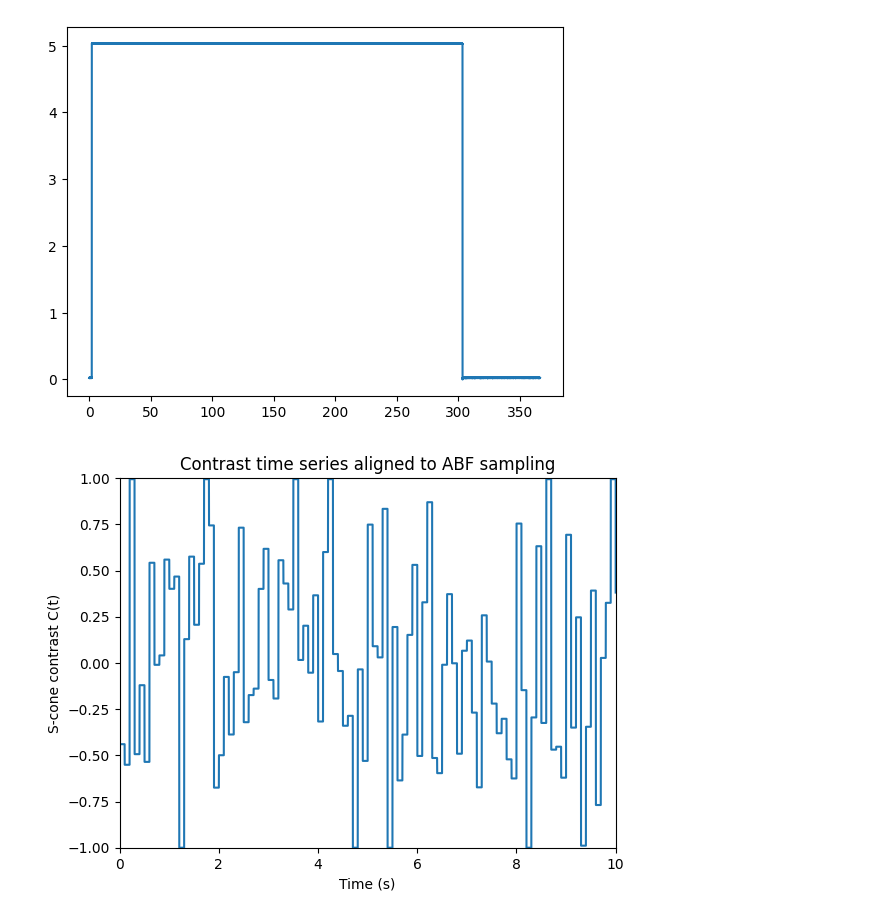
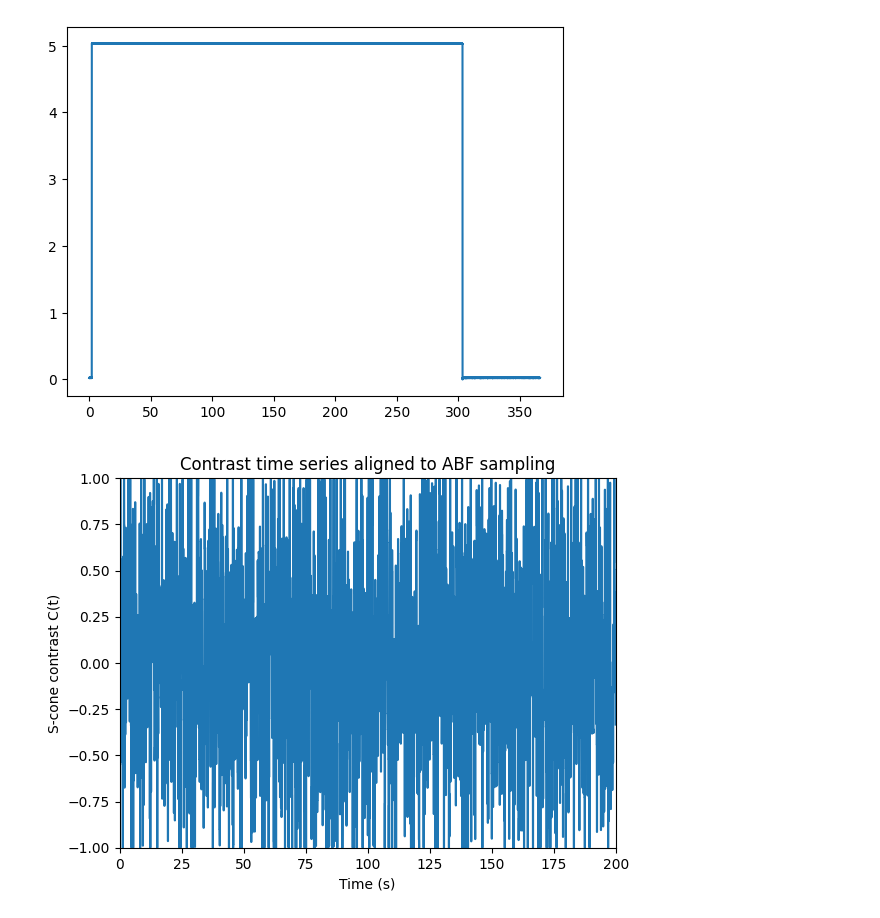
Before and after one commit to bkim346/Neitz_Analysis_Suite, a Jupyter notebook: testingbed.ipynb, the cells around one changed output. Drawn from its saved outputs; the diff is of its cells as text; code cells hidden in the pictures.

```diff
--- a/testingbed.ipynb
+++ b/testingbed.ipynb
@@ -61,35 +61,35 @@ rise_idxs = np.where(edges ==  1)[0] + 1
 i_on = rise_idxs[0]
 i_off  = fall_idxs[0]
 
 
 t_on  = time_vec[i_on]
 t_off = time_vec[i_off]
 
 
 csv = pd.read_csv("data/2025_12_04_0001.csv")
 
 t_60 = csv.iloc[:, 1].to_numpy()
 y_60 = csv.iloc[:, 2].to_numpy()
 
 y0 = y_60.mean()
 C_60 = (y_60 - y0) / y0
 
 contrast_interp = interp1d(
     t_60, C_60,
     kind='previous',
     bounds_error=False,
     fill_value=(0.0, 0.0)
 )
 C_20k = contrast_interp(time_vec)
 
 plt.plot(time_vec, C_20k)
 plt.xlabel("Time (s)")
 plt.ylabel("S-cone contrast C(t)")
 plt.title("Contrast time series aligned to ABF sampling")
-plt.axis([0,10,-1,1])
+plt.axis([0,200,-1,1])
 plt.show()
 # %% [output]
-[figure, old version]
+[figure, new version]
 # %%
 import numpy as np
 
```
Also changed, not shown: parts of 1 cell of this notebook.
